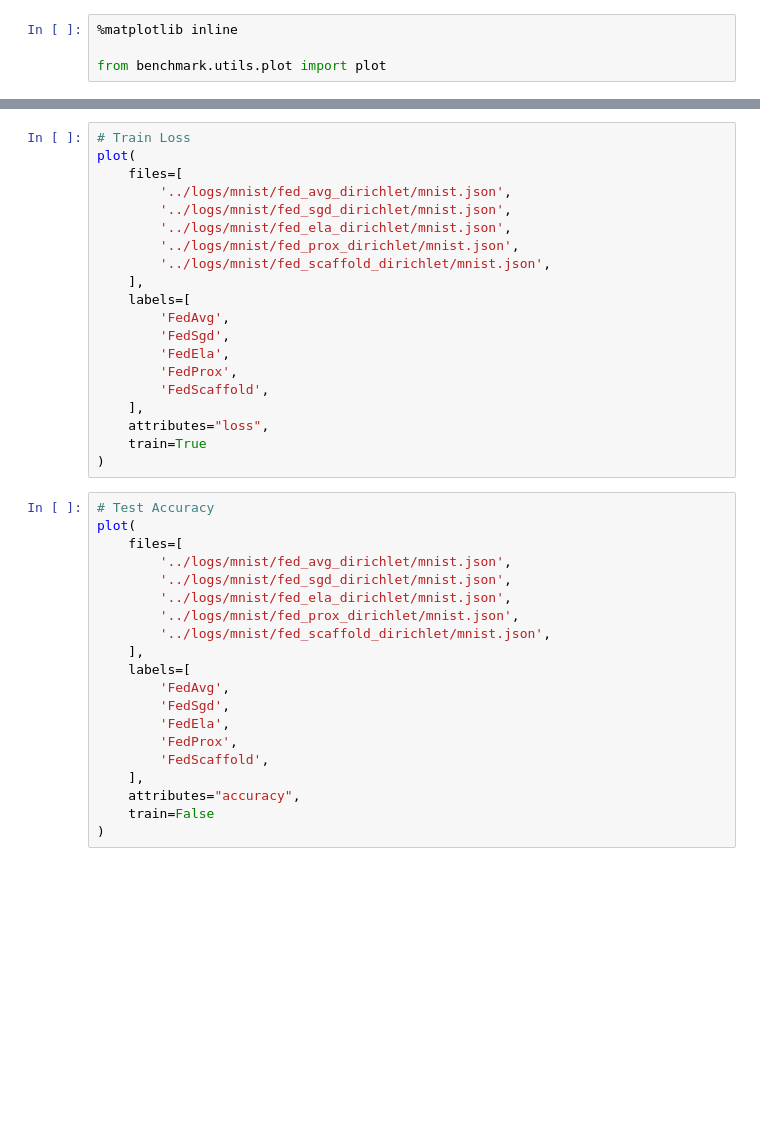
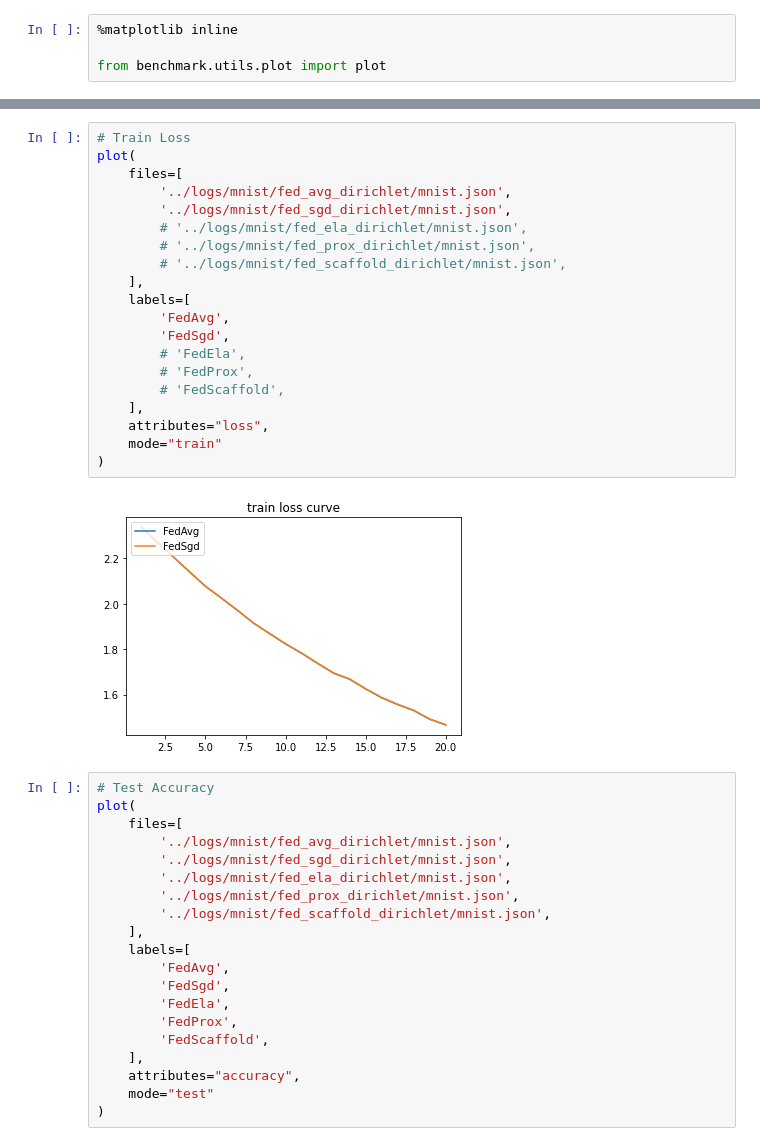
Before and after one commit to FederalLab/benchmark-lightly, a Jupyter notebook: docs/mnist.ipynb, the cells around one changed output, grey strips where cells are left out. Cells and saved outputs as stored; diff of their text form; blank space fills up the shorter version.

```diff
--- a/docs/mnist.ipynb
+++ b/docs/mnist.ipynb
@@ -178,23 +178,25 @@ KeyError: 'train'
 # %%
 # Train Loss
 plot(
     files=[
         '../logs/mnist/fed_avg_dirichlet/mnist.json',
         '../logs/mnist/fed_sgd_dirichlet/mnist.json',
-        '../logs/mnist/fed_ela_dirichlet/mnist.json',
-        '../logs/mnist/fed_prox_dirichlet/mnist.json',
-        '../logs/mnist/fed_scaffold_dirichlet/mnist.json',
+        # '../logs/mnist/fed_ela_dirichlet/mnist.json',
+        # '../logs/mnist/fed_prox_dirichlet/mnist.json',
+        # '../logs/mnist/fed_scaffold_dirichlet/mnist.json',
     ],
     labels=[
         'FedAvg',
         'FedSgd',
-        'FedEla',
-        'FedProx',
-        'FedScaffold',
+        # 'FedEla',
+        # 'FedProx',
+        # 'FedScaffold',
     ],
     attributes="loss",
-    train=True
+    mode="train"
 )
+# %% [output]
+[figure, added]
 # %%
 # Test Accuracy
 plot(
@@ -213,7 +215,7 @@ plot(
         'FedScaffold',
     ],
     attributes="accuracy",
-    train=False
+    mode="test"
 )
 # %%
 # Test Loss
```
Also changed, not shown: parts of 8 cells of this notebook, 2 other files.
